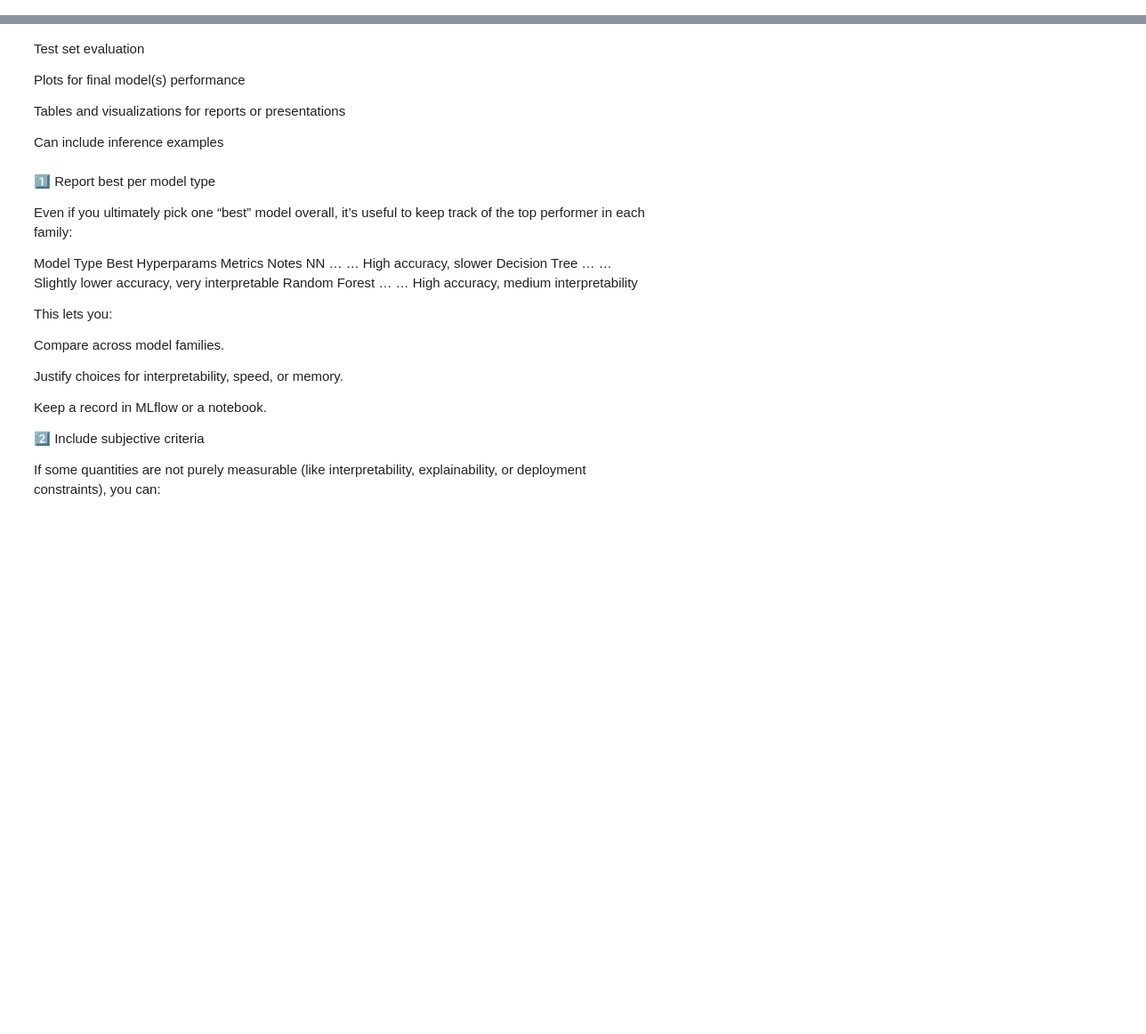
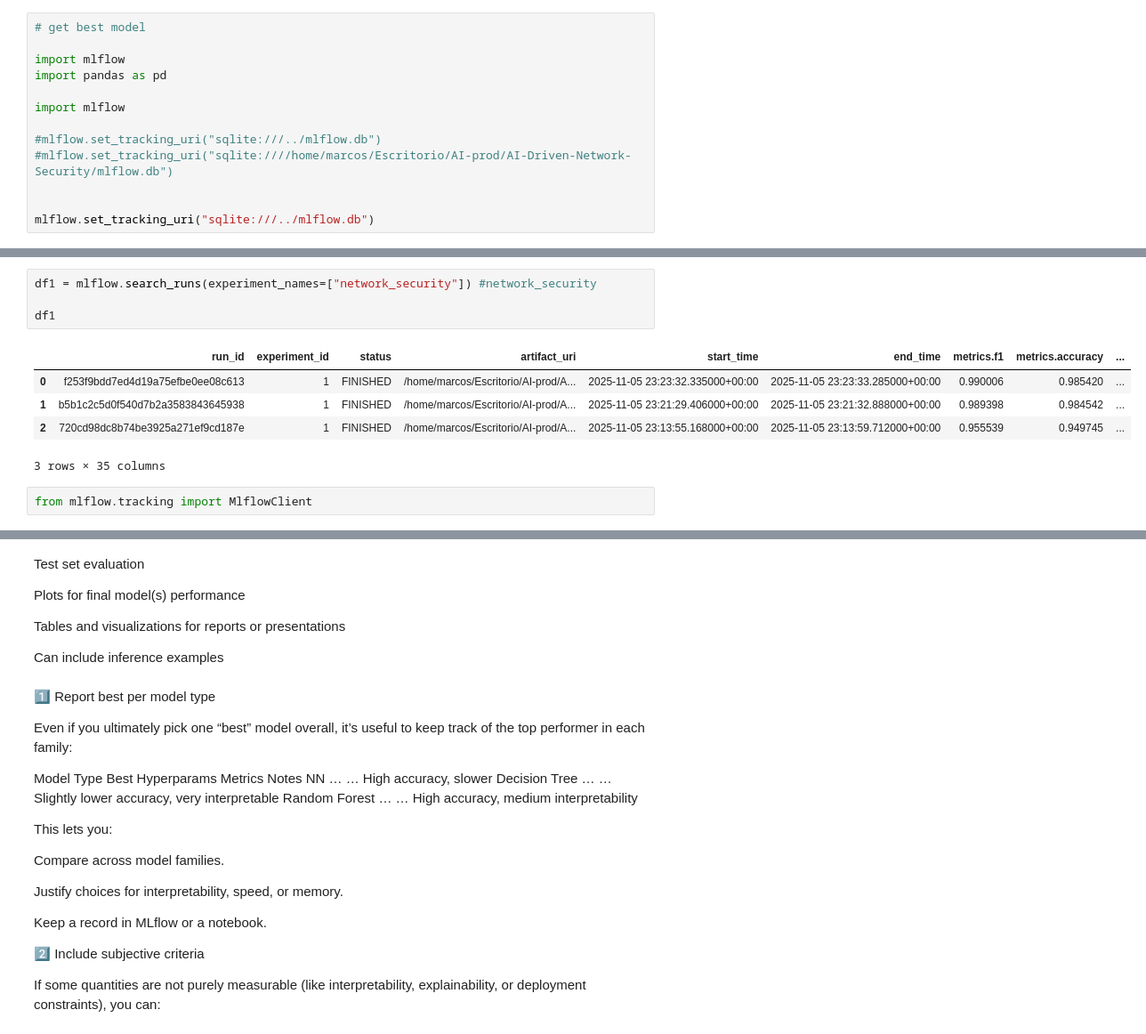
Before and after one commit to MNGARCIA085/AI-Driven-Network-Security, a Jupyter notebook: notebooks/Report.ipynb, the cells around one changed output, grey strips where cells are left out. Shown: that part at 89% size. Cells and saved outputs as stored; diff of their text form; blank space fills up the shorter version.

```diff
--- a/notebooks/Report.ipynb
+++ b/notebooks/Report.ipynb
@@ -0,0 +24,13 @@
+# %%
+# get best model
+
+import mlflow
+import pandas as pd
+
+import mlflow
+
+#mlflow.set_tracking_uri("sqlite:///../mlflow.db")
+#mlflow.set_tracking_uri("sqlite:////home/marcos/Escritorio/AI-prod/AI-Driven-Network-Security/mlflow.db")
+
+
+mlflow.set_tracking_uri("sqlite:///../mlflow.db")
@@ -0,0 +47,12 @@
+# %%
+df1 = mlflow.search_runs(experiment_names=["network_security"]) #network_security
+
+df1
+# %% [output]
+|  | run_id | experiment_id | status | artifact_uri | start_time | end_time | metrics.f1 | metrics.accuracy | ... |
+| 0 | f253f9bdd7ed4d19a75efbe0ee08c613 | 1 | FINISHED | /home/marcos/Escritorio/AI-prod/A... | 2025-11-05 23:23:32.335000+00:00 | 2025-11-05 23:23:33.285000+00:00 | 0.990006 | 0.985420 | ... |
+| 1 | b5b1c2c5d0f540d7b2a3583843645938 | 1 | FINISHED | /home/marcos/Escritorio/AI-prod/A... | 2025-11-05 23:21:29.406000+00:00 | 2025-11-05 23:21:32.888000+00:00 | 0.989398 | 0.984542 | ... |
+| 2 | 720cd98dc8b74be3925a271ef9cd187e | 1 | FINISHED | /home/marcos/Escritorio/AI-prod/A... | 2025-11-05 23:13:55.168000+00:00 | 2025-11-05 23:13:59.712000+00:00 | 0.955539 | 0.949745 | ... |
+3 rows × 35 columns
+# %%
+from mlflow.tracking import MlflowClient
```
Also changed, not shown: parts of 20 cells of this notebook, 7 other files.
